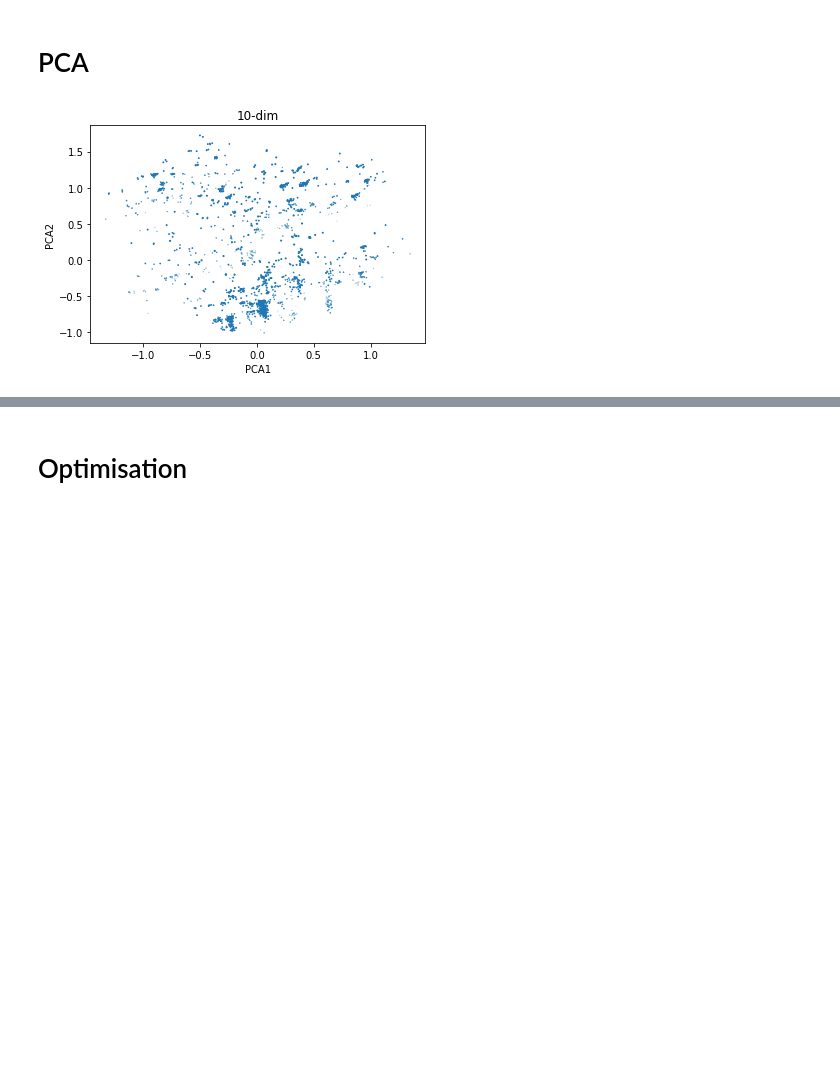
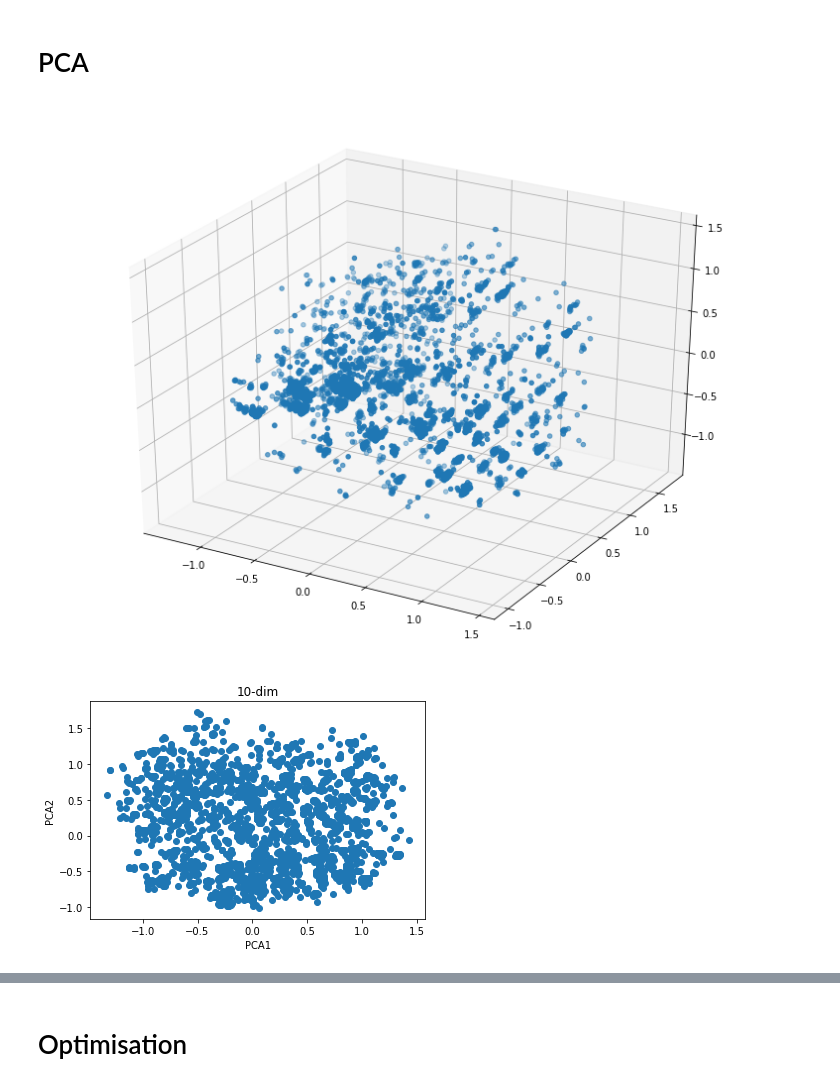
Before and after one commit to Coni63/OC_DS, a Jupyter notebook: Projet 3 - recomm. de films/Film Recommander.ipynb, the cells around one changed output, grey strips where cells are left out. Drawn from its saved outputs; the diff is of its cells as text; code cells hidden in the pictures; blank space fills up the shorter version.

```diff
--- a/Projet 3 - recomm. de films/Film Recommander.ipynb
+++ b/Projet 3 - recomm. de films/Film Recommander.ipynb
@@ -1170,17 +1449,25 @@ print(df.iloc[n_closest][check_features])
 # %%
 n_comp = 10
 pca = PCA(n_components=n_comp)
 X_proj = pca.fit_transform(df_encoded)
 
-plt.scatter(X_proj[:, 0], X_proj[:, 1], s=X_proj[:, 2])
+fig = plt.figure(figsize=(13,10))
+ax = fig.add_subplot(111, projection='3d')
+ax.scatter(X_proj[:, 0], X_proj[:, 1], X_proj[:, 2])
+plt.savefig("PCA3d.png")
+plt.show()
+
+plt.scatter(X_proj[:, 0], X_proj[:, 1])
 
 plt.xlabel("PCA1")
 plt.ylabel("PCA2")
 plt.title("{}-dim".format(n_comp))
 #plt.savefig("{}-points".format(sample_size), dpi=600)
+plt.savefig("PCA2d.png")
 plt.show()
 
 print(pca.explained_variance_ratio_)
 print(pca.explained_variance_ratio_.cumsum())
 # %% [output]
-[figure, old version]
+[figure, new version]
+[figure, added]
```
Also changed, not shown: parts of 47 cells of this notebook, 13 other files.
